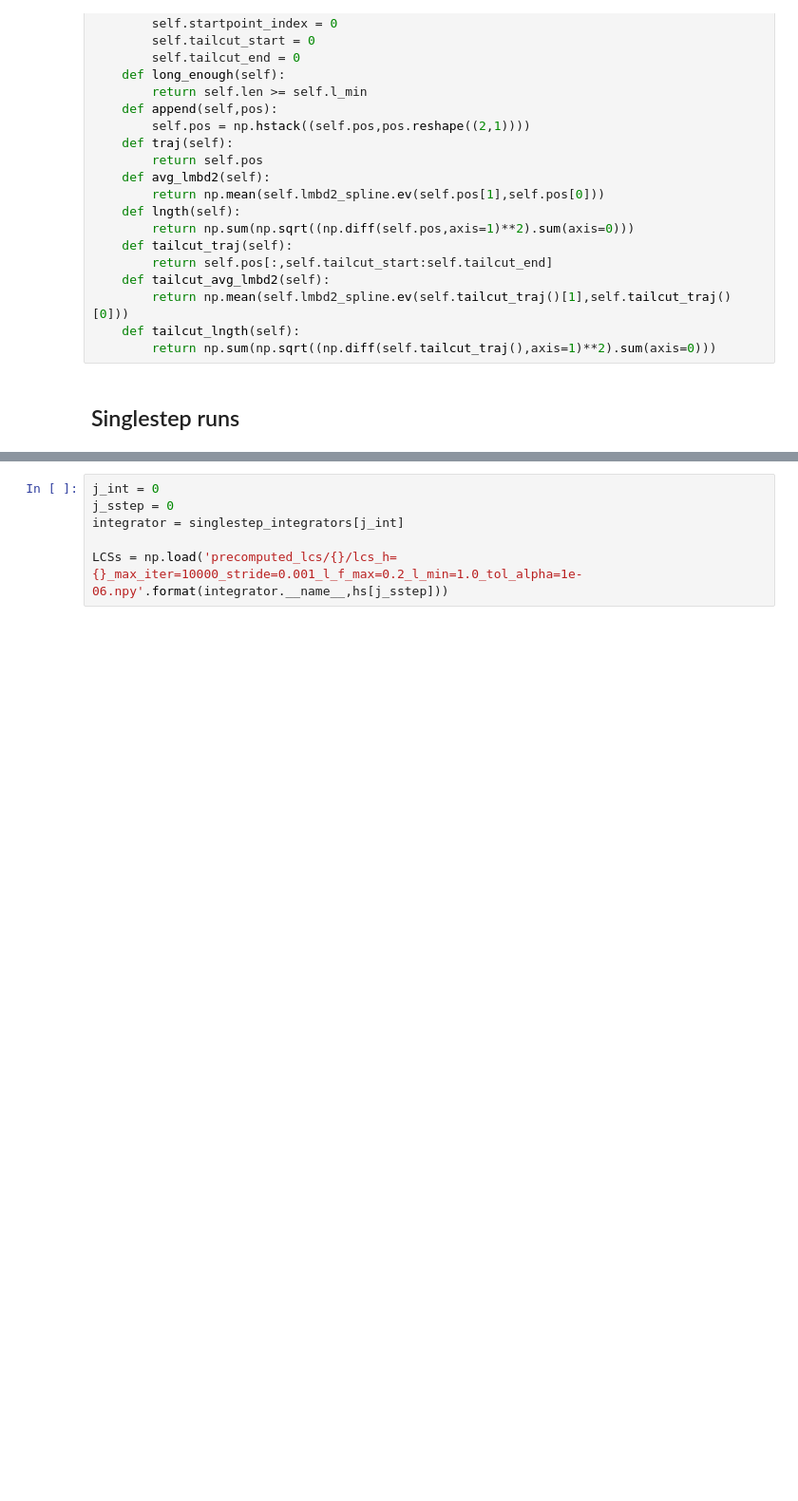
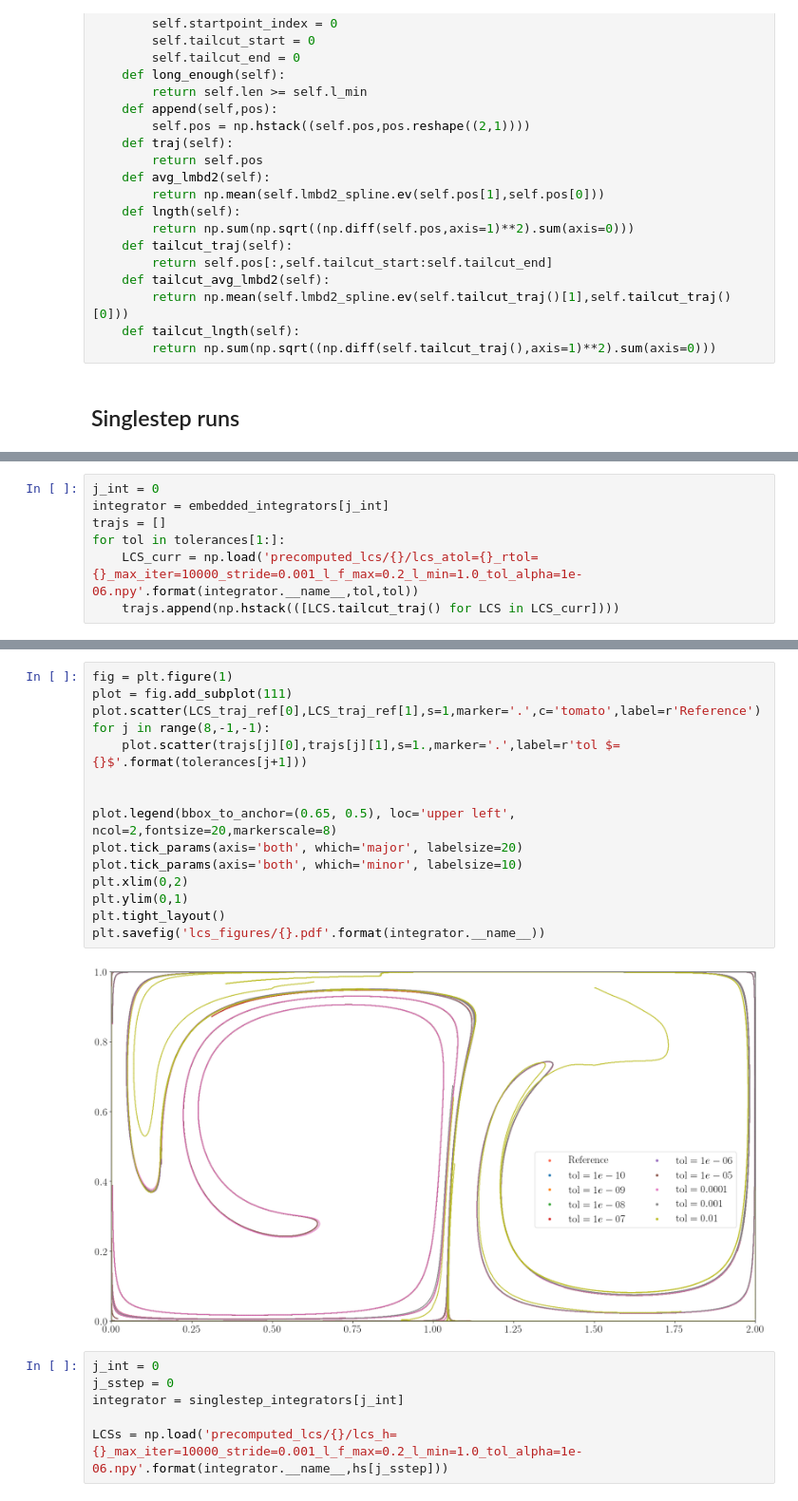
Before and after one commit to arnemagnus/physics_project, a Jupyter notebook: notebooks/doublegyre/calculate_errors_haller_effect.ipynb, the cells around one changed output, grey strips where cells are left out. Shown at 95% size. Cells and saved outputs as stored; diff of their text form; blank space fills up the shorter version.

```diff
--- a/notebooks/doublegyre/calculate_errors_haller_effect.ipynb
+++ b/notebooks/doublegyre/calculate_errors_haller_effect.ipynb
@@ -390,0 +459,7 @@ LCSs_ref = np.load('precomputed_lcs/rkdp87/lcs_atol=1e-12_rtol=1e-12_max_iter=10
+# %%
+j_int = 0
+integrator = embedded_integrators[j_int]
+trajs = []
+for tol in tolerances[1:]:
+    LCS_curr = np.load('precomputed_lcs/{}/lcs_atol={}_rtol={}_max_iter=10000_stride=0.001_l_f_max=0.2_l_min=1.0_tol_alpha=1e-06.npy'.format(integrator.__name__,tol,tol))
+    trajs.append(np.hstack(([LCS.tailcut_traj() for LCS in LCS_curr])))
@@ -391,3 +470,20 @@ LCSs_ref = np.load('precomputed_lcs/rkdp87/lcs_atol=1e-12_rtol=1e-12_max_iter=10
+# %%
+fig = plt.figure(1)
+plot = fig.add_subplot(111)
+plot.scatter(LCS_traj_ref[0],LCS_traj_ref[1],s=1,marker='.',c='tomato',label=r'Reference')
+for j in range(8,-1,-1):
+    plot.scatter(trajs[j][0],trajs[j][1],s=1.,marker='.',label=r'tol $={}$'.format(tolerances[j+1]))
+
+
+plot.legend(bbox_to_anchor=(0.65, 0.5), loc='upper left', ncol=2,fontsize=20,markerscale=8)
+plot.tick_params(axis='both', which='major', labelsize=20)
+plot.tick_params(axis='both', which='minor', labelsize=10)
+plt.xlim(0,2)
+plt.ylim(0,1)
+plt.tight_layout()
+plt.savefig('lcs_figures/{}.pdf'.format(integrator.__name__))
+# %% [output]
+[figure, added]
 # %%
 j_int = 0
 j_sstep = 0
```
Also changed, not shown: parts of 38 cells of this notebook, 17 other files.
